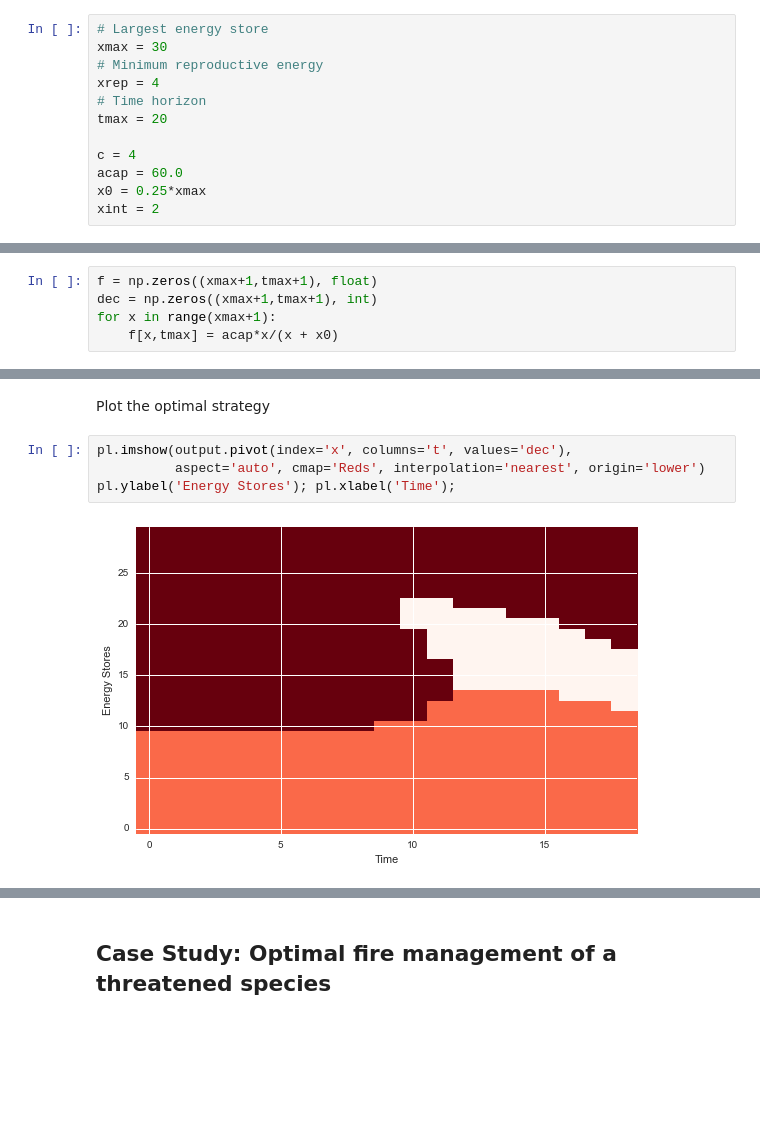
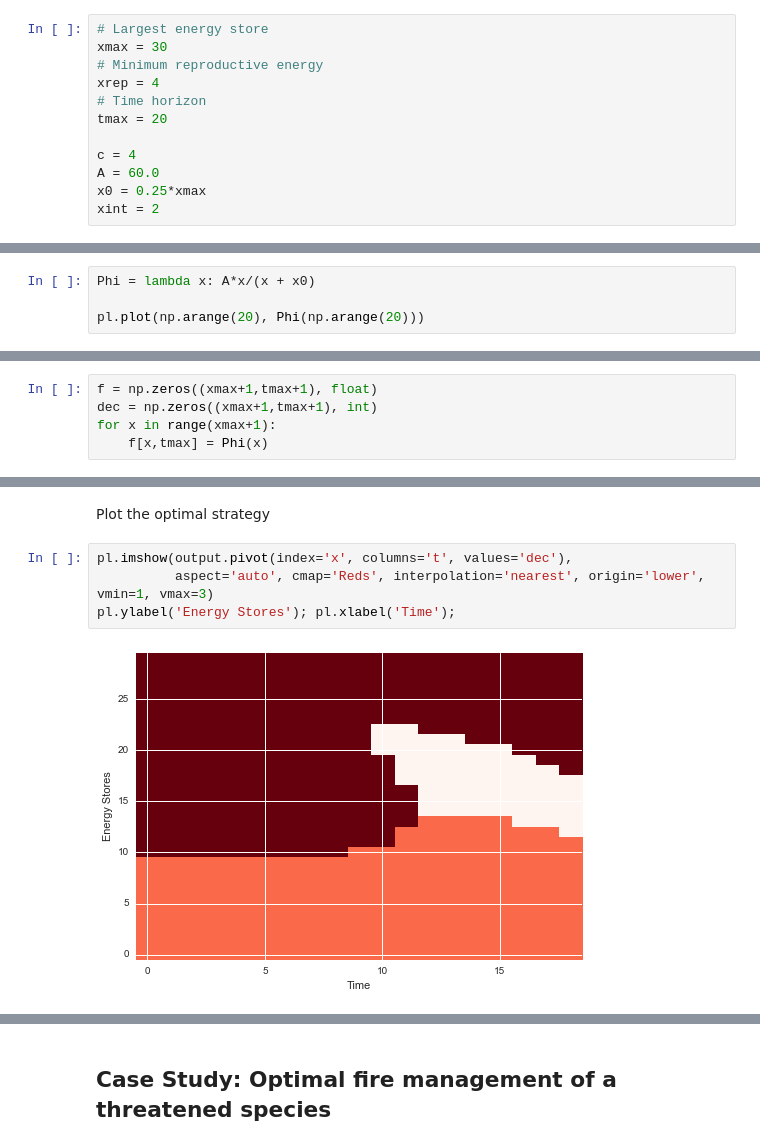
Before and after one commit to fonnesbeck/NCTC_course, a Jupyter notebook: Markov Decision Processes and Dynamic Optimization.ipynb, the cells around one changed output, grey strips where cells are left out. Cells and saved outputs as stored; diff of their text form; blank space fills up the shorter version.

```diff
--- a/Markov Decision Processes and Dynamic Optimization.ipynb
+++ b/Markov Decision Processes and Dynamic Optimization.ipynb
@@ -568,6 +574,6 @@ xrep = 4
 tmax = 20
 
 c = 4
-acap = 60.0
+A = 60.0
 x0 = 0.25*xmax
 xint = 2
@@ -573,0 +582,4 @@ xint = 2
+# %%
+Phi = lambda x: A*x/(x + x0)
+
+pl.plot(np.arange(20), Phi(np.arange(20)))
@@ -661,7 +676,7 @@ Initialize data structures to hold fitness values an decisions
 f = np.zeros((xmax+1,tmax+1), float)
 dec = np.zeros((xmax+1,tmax+1), int)
 for x in range(xmax+1):
-    f[x,tmax] = acap*x/(x + x0)
+    f[x,tmax] = Phi(x)
 # %% [markdown]
 Run the SDP
 # %%
@@ -681,7 +696,7 @@ output = pd.DataFrame(output, columns=['x', 'dec', 'f', 't'])
 Plot the optimal strategy
 # %%
 pl.imshow(output.pivot(index='x', columns='t', values='dec'),
-          aspect='auto', cmap='Reds', interpolation='nearest', origin='lower')
+          aspect='auto', cmap='Reds', interpolation='nearest', origin='lower', vmin=1, vmax=3)
 pl.ylabel('Energy Stores'); pl.xlabel('Time');
 # %% [output]
-[figure, old version]
+[figure, new version]
```
Also changed, not shown: parts of 10 cells of this notebook.
